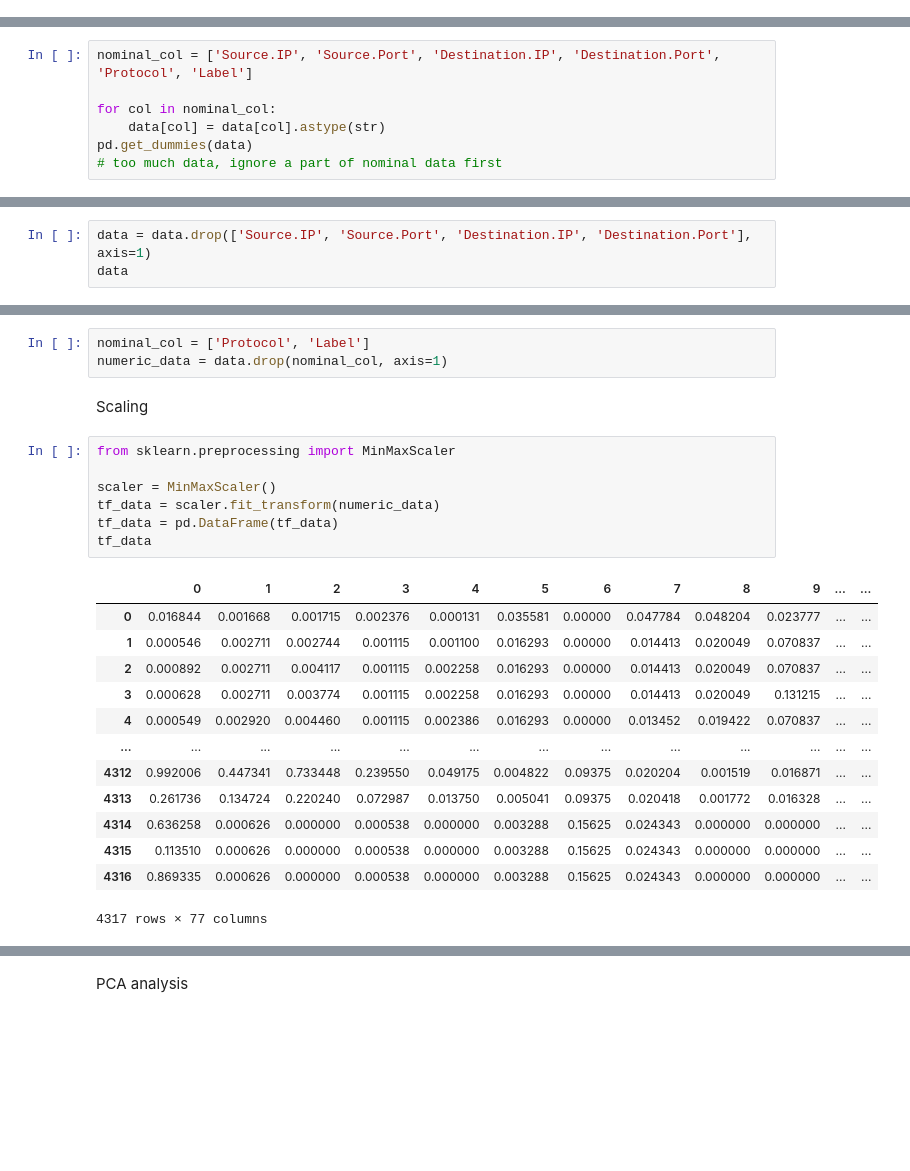
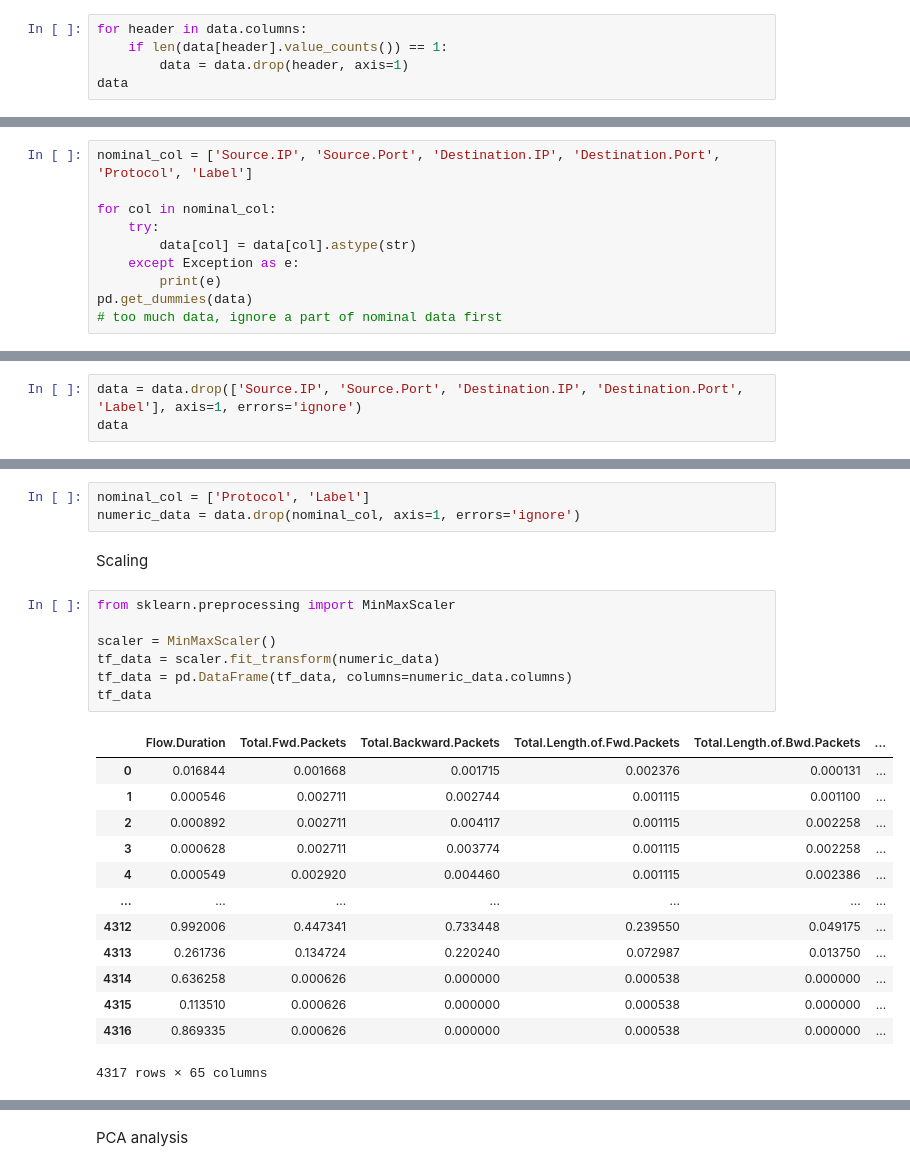
Before and after one commit to wei-coding/MLFN, a Jupyter notebook: Lab2/lab2.ipynb, the cells around one changed output, grey strips where cells are left out. Saved outputs shown, nothing was run; the diff lists cells and outputs as text; blank space fills up the shorter version.

```diff
--- a/Lab2/lab2.ipynb
+++ b/Lab2/lab2.ipynb
@@ -63,0 +66,5 @@ sns.countplot(x="Protocol", data=data, ax=axes)
+# %%
+for header in data.columns:
+    if len(data[header].value_counts()) == 1:
+        data = data.drop(header, axis=1)
+data
@@ -67,7 +88,10 @@ nominal data
 nominal_col = ['Source.IP', 'Source.Port', 'Destination.IP', 'Destination.Port', 'Protocol', 'Label']
 
 for col in nominal_col:
-    data[col] = data[col].astype(str)
+    try:
+        data[col] = data[col].astype(str)
+    except Exception as e:
+        print(e)
 pd.get_dummies(data)
 # too much data, ignore a part of nominal data first
 # %% [output]
@@ -87,7 +112,7 @@ pd.get_dummies(data)
 # %% [markdown]
 drop ip and port
 # %%
-data = data.drop(['Source.IP', 'Source.Port', 'Destination.IP', 'Destination.Port'], axis=1)
+data = data.drop(['Source.IP', 'Source.Port', 'Destination.IP', 'Destination.Port', 'Label'], axis=1, errors='ignore')
 data
 # %% [output]
 |  | Protocol | Flow.Duration | Total.Fwd.Packets | Total.Backward.Packets | Total.Length.of.Fwd.Packets | ... |
@@ -107,27 +132,27 @@ data
 Set ignore column for preprocessing
 # %%
 nominal_col = ['Protocol', 'Label']
-numeric_data = data.drop(nominal_col, axis=1)
+numeric_data = data.drop(nominal_col, axis=1, errors='ignore')
 # %% [markdown]
 Scaling
 # %%
 from sklearn.preprocessing import MinMaxScaler
 
 scaler = MinMaxScaler()
 tf_data = scaler.fit_transform(numeric_data)
-tf_data = pd.DataFrame(tf_data)
+tf_data = pd.DataFrame(tf_data, columns=numeric_data.columns)
 tf_data
 # %% [output]
-|  | 0 | 1 | 2 | 3 | 4 | 5 | 6 | 7 | 8 | 9 | ... | ... |
-| 0 | 0.016844 | 0.001668 | 0.001715 | 0.002376 | 0.000131 | 0.035581 | 0.00000 | 0.047784 | 0.048204 | 0.023777 | ... | ... |
-| 1 | 0.000546 | 0.002711 | 0.002744 | 0.001115 | 0.001100 | 0.016293 | 0.00000 | 0.014413 | 0.020049 | 0.070837 | ... | ... |
-| 2 | 0.000892 | 0.002711 | 0.004117 | 0.001115 | 0.002258 | 0.016293 | 0.00000 | 0.014413 | 0.020049 | 0.070837 | ... | ... |
-| 3 | 0.000628 | 0.002711 | 0.003774 | 0.001115 | 0.002258 | 0.016293 | 0.00000 | 0.014413 | 0.020049 | 0.131215 | ... | ... |
-| 4 | 0.000549 | 0.002920 | 0.004460 | 0.001115 | 0.002386 | 0.016293 | 0.00000 | 0.013452 | 0.019422 | 0.070837 | ... | ... |
-| ... | ... | ... | ... | ... | ... | ... | ... | ... | ... | ... | ... | ... |
-| 4312 | 0.992006 | 0.447341 | 0.733448 | 0.239550 | 0.049175 | 0.004822 | 0.09375 | 0.020204 | 0.001519 | 0.016871 | ... | ... |
-| 4313 | 0.261736 | 0.134724 | 0.220240 | 0.072987 | 0.013750 | 0.005041 | 0.09375 | 0.020418 | 0.001772 | 0.016328 | ... | ... |
-| 4314 | 0.636258 | 0.000626 | 0.000000 | 0.000538 | 0.000000 | 0.003288 | 0.15625 | 0.024343 | 0.000000 | 0.000000 | ... | ... |
-| 4315 | 0.113510 | 0.000626 | 0.000000 | 0.000538 | 0.000000 | 0.003288 | 0.15625 | 0.024343 | 0.000000 | 0.000000 | ... | ... |
-| 4316 | 0.869335 | 0.000626 | 0.000000 | 0.000538 | 0.000000 | 0.003288 | 0.15625 | 0.024343 | 0.000000 | 0.000000 | ... | ... |
+|  | Flow.Duration | Total.Fwd.Packets | Total.Backward.Packets | Total.Length.of.Fwd.Packets | Total.Length.of.Bwd.Packets | ... |
+| 0 | 0.016844 | 0.001668 | 0.001715 | 0.002376 | 0.000131 | ... |
+| 1 | 0.000546 | 0.002711 | 0.002744 | 0.001115 | 0.001100 | ... |
+| 2 | 0.000892 | 0.002711 | 0.004117 | 0.001115 | 0.002258 | ... |
+| 3 | 0.000628 | 0.002711 | 0.003774 | 0.001115 | 0.002258 | ... |
+| 4 | 0.000549 | 0.002920 | 0.004460 | 0.001115 | 0.002386 | ... |
+| ... | ... | ... | ... | ... | ... | ... |
+| 4312 | 0.992006 | 0.447341 | 0.733448 | 0.239550 | 0.049175 | ... |
+| 4313 | 0.261736 | 0.134724 | 0.220240 | 0.072987 | 0.013750 | ... |
+| 4314 | 0.636258 | 0.000626 | 0.000000 | 0.000538 | 0.000000 | ... |
+| 4315 | 0.113510 | 0.000626 | 0.000000 | 0.000538 | 0.000000 | ... |
+| 4316 | 0.869335 | 0.000626 | 0.000000 | 0.000538 | 0.000000 | ... |
-4317 rows × 77 columns
+4317 rows × 65 columns
```
Also changed, not shown: parts of 26 cells of this notebook, 1 other file.
